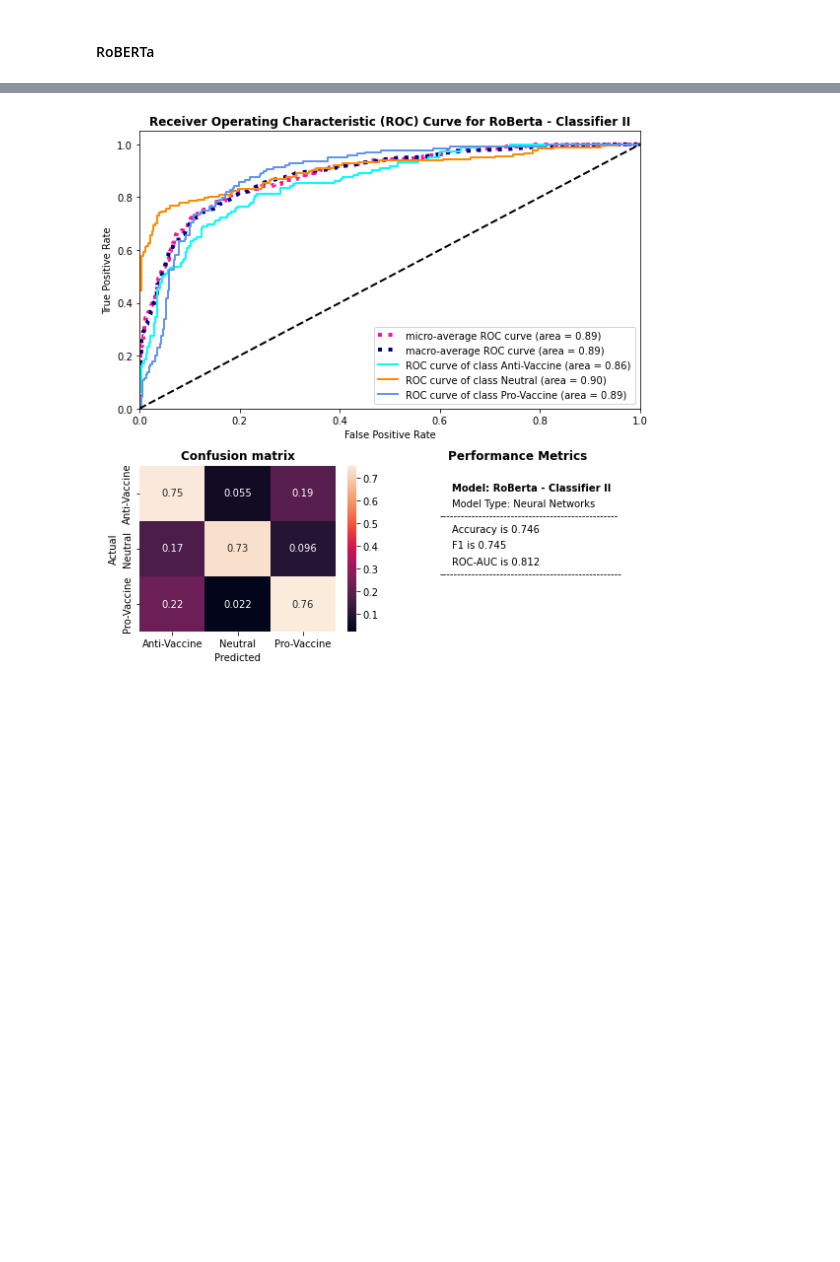
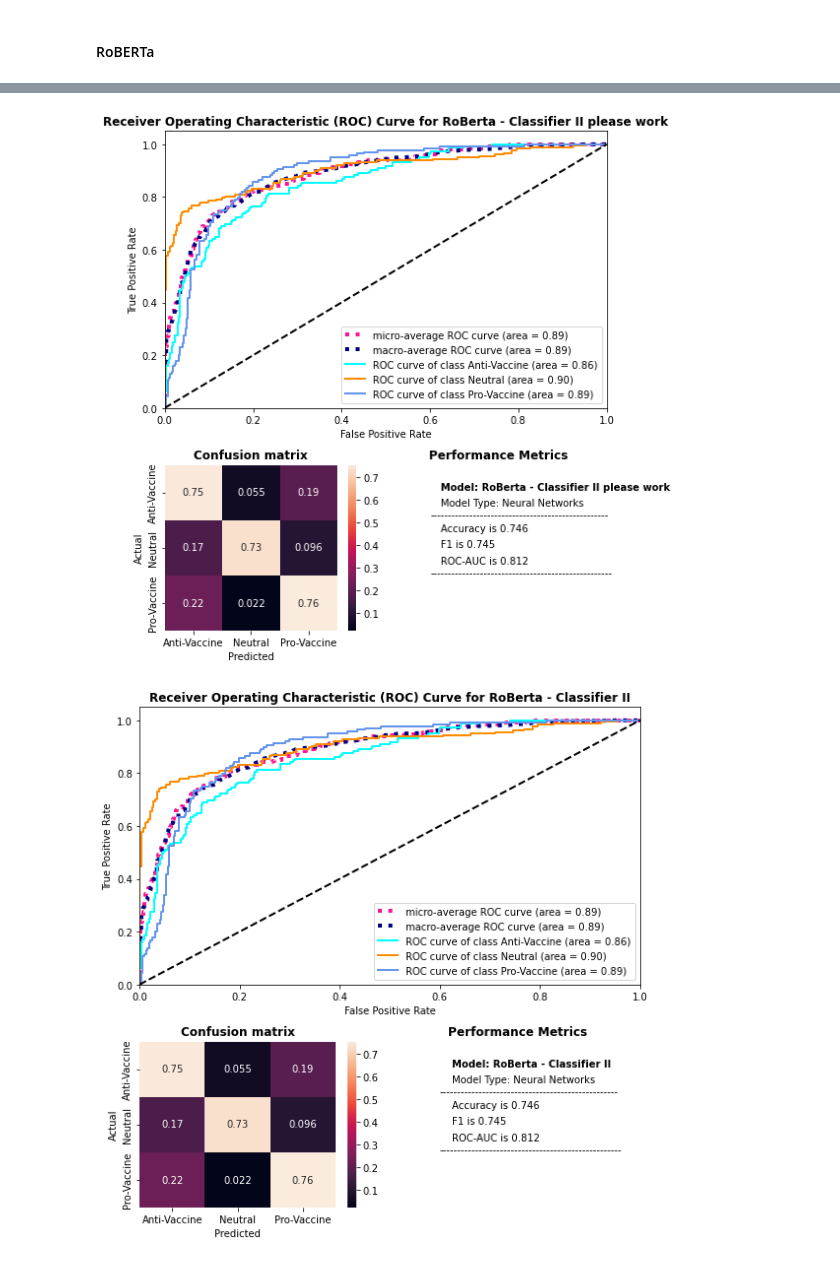
Before and after one commit to jvschlierf/networkthesis, a Jupyter notebook: classifier/evaluate_performance.ipynb, the cells around one changed output, grey strips where cells are left out. Cells and saved outputs as stored; diff of their text form; code cells hidden in the pictures; blank space fills up the shorter version.

```diff
--- a/classifier/evaluate_performance.ipynb
+++ b/classifier/evaluate_performance.ipynb
@@ -336,3 +350,7 @@ array([[0.20455271, 0.78140795, 0.01403934],
+# %%
+plot_results_b(y_true, y_pred_roberta, "RoBerta - Classifier II please work", "Neural Networks", "2")
+# %% [output]
+[figure, added]
 # %%
 plot_results_b(y_true, y_pred_roberta, "RoBerta - Classifier II", "Neural Networks", "2")
 # %% [output]
```
Also changed, not shown: parts of 10 cells of this notebook, 3 other files.
